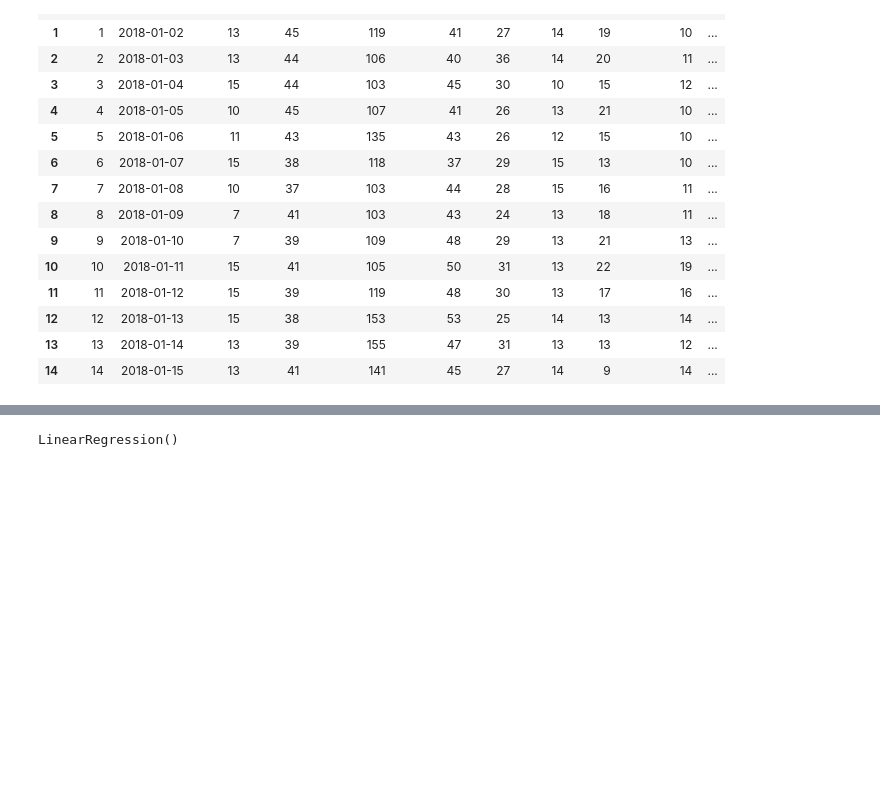
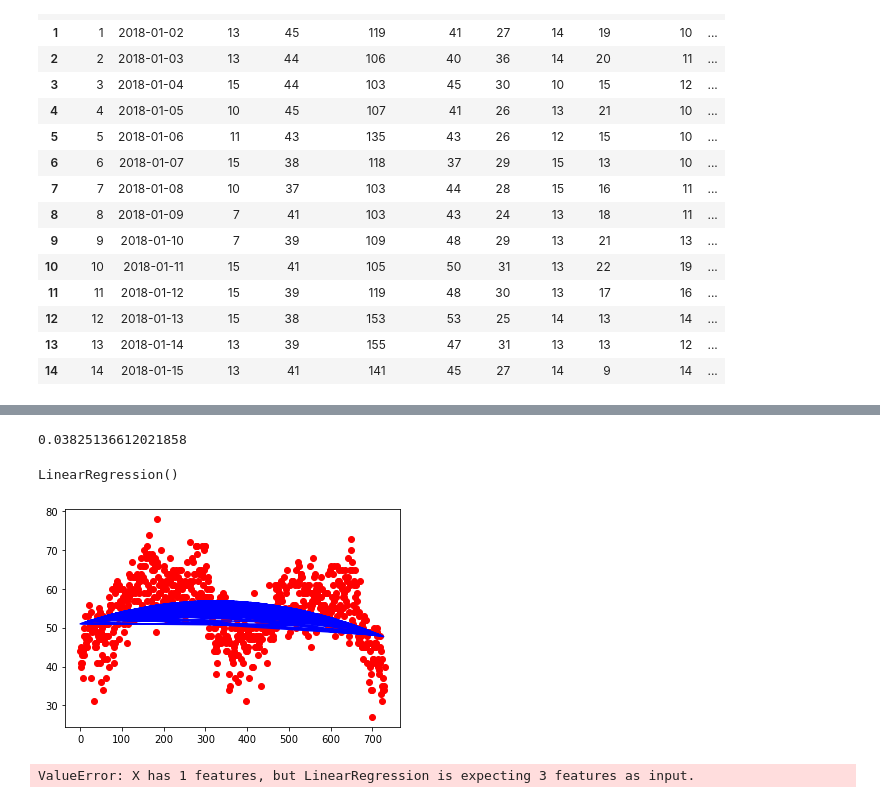
Before and after one commit to DBatterman/AIS_Vessel_Efforts_Project, a Jupyter notebook: provisional_machine_learning_model.ipynb, the cells around one changed output, grey strips where cells are left out. Cells and saved outputs as stored; diff of their text form; code cells hidden in the pictures; blank space fills up the shorter version.

```diff
--- a/provisional_machine_learning_model.ipynb
+++ b/provisional_machine_learning_model.ipynb
@@ -98,8 +100,28 @@ X_train.shape
 # %%
-classifier = LinearRegression()
+classifier = LogisticRegression()
 classifier.fit(X_train, y_train)
+#classifier.score(X_test, y_test)
 # %% [output]
-LinearRegression()
+0.03825136612021858
+# %%
+from sklearn.preprocessing import PolynomialFeatures
+poly_reg = PolynomialFeatures(degree=2)
+X_poly_train = poly_reg.fit_transform(X_train)
+poly_reg.fit(X_poly_train,y_train)
+lin_reg2=LinearRegression()
+lin_reg2.fit(X_poly_train,y_train)
+# %% [output]
+LinearRegression()
+# %%
+
+plt.scatter(X,y,color='red')
+plt.plot(X_test,lin_reg2.predict(poly_reg.fit_transform(X_test)),color='blue')
+
+plt.show()
+lin_reg2.score(X_test, y_test)
+# %% [output]
+[figure, added]
+ValueError: X has 1 features, but LinearRegression is expecting 3 features as input.
 # %%
 y_pred = classifier.predict(X_test)
 #print(y_pred)
```
Also changed, not shown: parts of 8 cells of this notebook, 1 other file.
